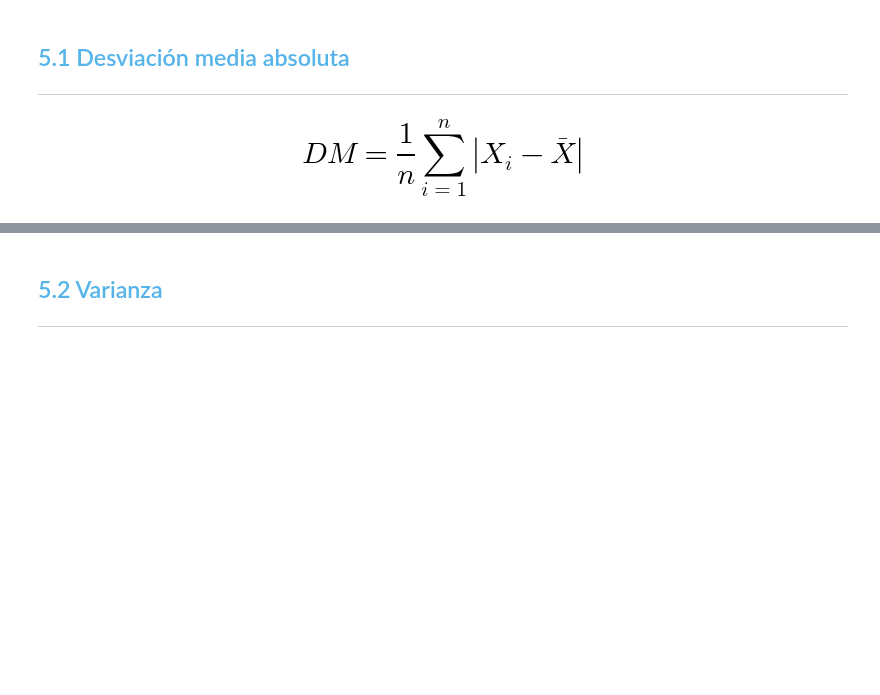
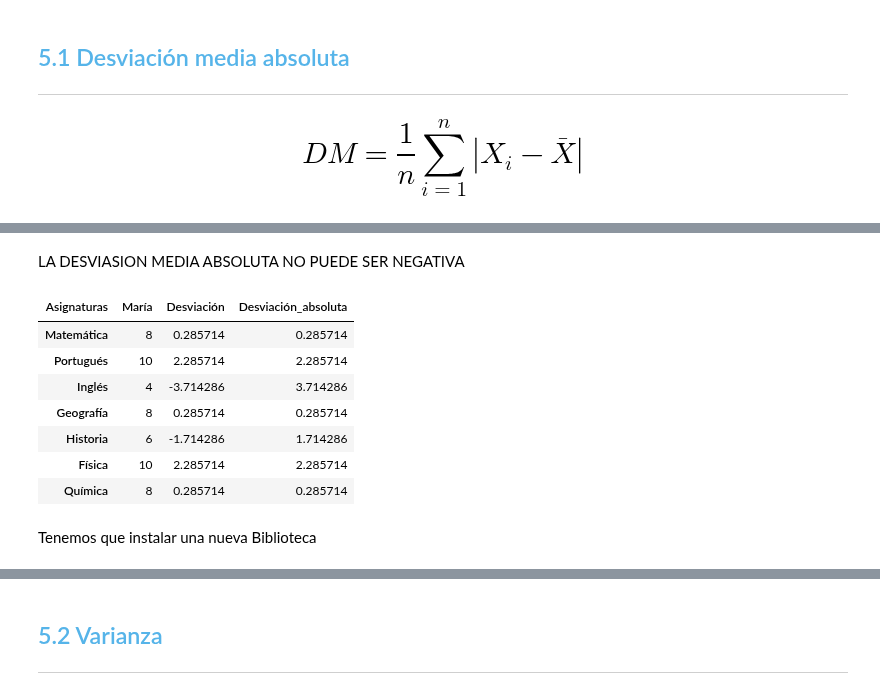
Before and after one commit to Nataliahfk/estadistica_python, a Jupyter notebook: curso_de_estadistica_con_python_1.ipynb, the cells around one changed output, grey strips where cells are left out. Saved outputs shown, nothing was run; the diff lists cells and outputs as text; code cells hidden in the pictures; blank space fills up the shorter version.

```diff
--- a/curso_de_estadistica_con_python_1.ipynb
+++ b/curso_de_estadistica_con_python_1.ipynb
@@ -1129,0 +1141,3 @@ Aunque las medidas de tendencia central y de localización proporcionan un resum
+# %%
+notas_maria_dispersion = df[['María']]
+notas_maria_dispersion
@@ -1129,0 +1153,3 @@ Aunque las medidas de tendencia central y de localización proporcionan un resum
+# %%
+notas_media_maria = notas_maria_dispersion.mean().iloc[0]
+notas_media_maria
@@ -1129,0 +1158,3 @@ Aunque las medidas de tendencia central y de localización proporcionan un resum
+# %%
+notas_maria_dispersion['Desviación'] = (notas_maria_dispersion['María'] - notas_media_maria)
+notas_maria_dispersion
@@ -1129,0 +1175,16 @@ Aunque las medidas de tendencia central y de localización proporcionan un resum
+# %% [markdown]
+LA DESVIASION MEDIA ABSOLUTA NO PUEDE SER NEGATIVA
+# %%
+notas_maria_dispersion['Desviación_absoluta']= notas_maria_dispersion['Desviación'].abs()
+notas_maria_dispersion
+# %% [output]
+| Asignaturas | María | Desviación | Desviación_absoluta |
+| Matemática | 8 | 0.285714 | 0.285714 |
+| Portugués | 10 | 2.285714 | 2.285714 |
+| Inglés | 4 | -3.714286 | 3.714286 |
+| Geografía | 8 | 0.285714 | 0.285714 |
+| Historia | 6 | -1.714286 | 1.714286 |
+| Física | 10 | 2.285714 | 2.285714 |
+| Química | 8 | 0.285714 | 0.285714 |
+# %% [markdown]
+Tenemos que instalar una nueva Biblioteca
```
Also changed, not shown: parts of 7 cells of this notebook.
